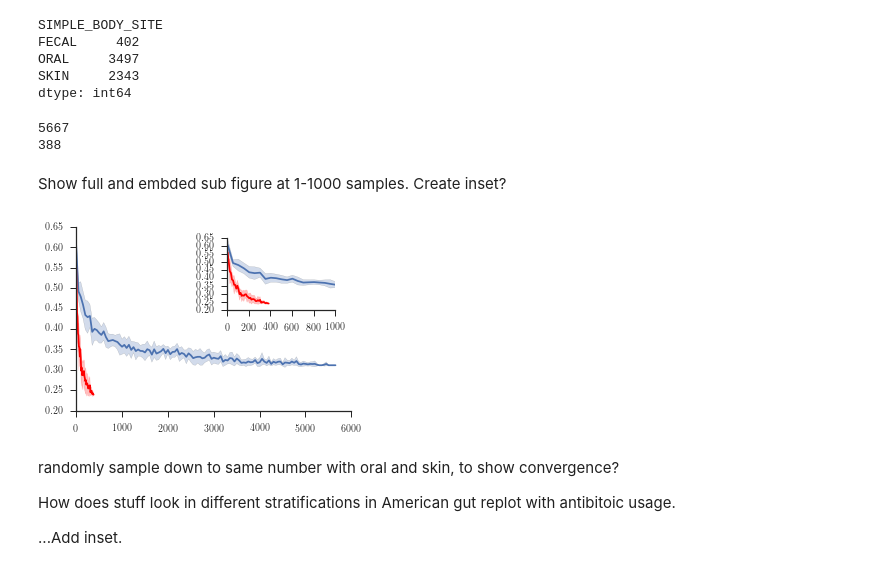
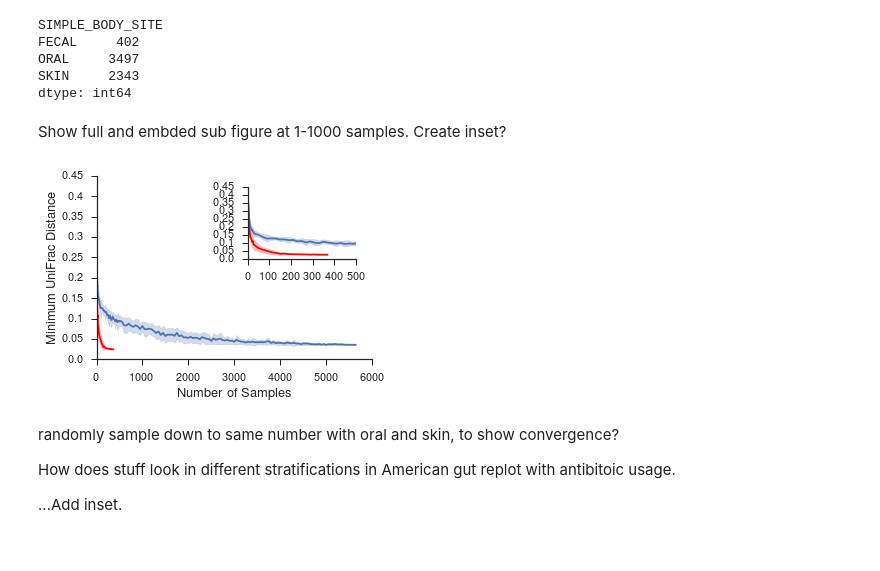
Before and after one commit to JWDebelius/American-Gut, a Jupyter notebook: ipynb/diversity-analysis/Beta_diversity_comparison.ipynb, the cells around one changed output. Drawn from its saved outputs; the diff is of its cells as text; code cells hidden in the pictures.

```diff
--- a/ipynb/diversity-analysis/Beta_diversity_comparison.ipynb
+++ b/ipynb/diversity-analysis/Beta_diversity_comparison.ipynb
@@ -23,7 +25,7 @@ rcParams['font.family'] = 'sans-serif'
 rcParams['font.sans-serif'] = ['Helvetica', 'Arial']
 rcParams['text.usetex'] = True
 # %%
-beta_fp = agu.get_existing_path(agenv.paths['beta']['100nt']['1k']['ag-pgp-hmp-gg-unifrac'])
+beta_fp = agu.get_existing_path(agenv.paths['beta']['100nt']['1k']['ag-pgp-hmp-gg-wunifrac'])
 
 agp_map_fp = agu.get_existing_path(agenv.paths['meta']['ag-cleaned-md'])
 hmp_map_fp = agu.get_existing_path(agenv.paths['meta']['hmp-cleaned-md'])
@@ -38,6 +48,6 @@ hmp_map.set_index('#SampleID', inplace=True)
 # %%
-agp_ids = set(agp_map.loc[agp_map.SIMPLE_BODY_SITE == 'FECAL'].index).intersection(set(all_dm.ids))
-hmp_ids = set(hmp_map.loc[hmp_map.SIMPLE_BODY_SITE == 'FECAL'].index).intersection(set(all_dm.ids))
+agp_ids = set(agp_map.SIMPLE_BODY_SITE.dropna().index).intersection(set(all_dm.ids))
+hmp_ids = set(hmp_map.SIMPLE_BODY_SITE.dropna().index).intersection(set(all_dm.ids))
 # %%
 hmp_map.groupby('SIMPLE_BODY_SITE').count().max(1)
 # %% [output]
@@ -50,7 +60,7 @@ dtype: int64
 agp = copy.copy(all_dm).filter(agp_ids)
 hmp = copy.copy(all_dm).filter(hmp_ids)
 # %%
-iterations = 10
+iterations = 25
 # %%
 results = {}
 for name, dm in zip(*(['AGP', 'HMP'], [agp, hmp])):
@@ -66,7 +76,7 @@ for name, dm in zip(*(['AGP', 'HMP'], [agp, hmp])):
                             np.arange(30, 500, 20),
                             np.arange(500, num_possible, 50)))
 
-    min_dist = np.zeros((num_iter, len(depths)))
+    min_dist = np.zeros((iterations, len(depths)))
 
     for idx, iteration in enumerate(range(iterations)):
         for idy, depth in enumerate(depths):
@@ -75,9 +85,6 @@ for name, dm in zip(*(['AGP', 'HMP'], [agp, hmp])):
             min_dist[idx, idy] = np.min(dists)
 
     results[name] = min_dist
-# %% [output]
-5667
-388
 # %% [markdown]
 Show full and embded sub figure at 1-1000 samples.
 Create inset?
@@ -87,54 +94,66 @@ ax2 = plt.axes((0.6, 0.6, 0.25, 0.25))
 # ax2 = plt.subplot(3, 3, 3)
 
 
-ax1.fill_between(np.arange(5, 5667, 50),
+ax1.fill_between(np.hstack((np.arange(3, 30, 3),
+                            np.arange(30, 500, 20),
+                            np.arange(500, 5667, 50))),
                  results['AGP'].mean(0) - results['AGP'].std(0),
                  results['AGP'].mean(0) + results['AGP'].std(0),
                  alpha=0.25,
                  )
-ax1.fill_between(np.arange(5, 388, 10),
+ax1.fill_between(np.hstack((np.arange(3, 30, 3), np.arange(30, num_possible, 20))),
                  results['HMP'].mean(0) - results['HMP'].std(0),
                  results['HMP'].mean(0) + results['HMP'].std(0),
                  alpha=0.25,
                  color = 'r',
                  )
-ax2.fill_between(np.arange(5, 5667, 50),
+ax2.fill_between(np.hstack((np.arange(3, 30, 3),
+                            np.arange(30, 500, 20),
+                            np.arange(500, 5667, 50))),
                  results['AGP'].mean(0) - results['AGP'].std(0),
                  results['AGP'].mean(0) + results['AGP'].std(0),
                  alpha=0.25,
                  )
-ax2.fill_between(np.arange(5, 388, 10),
+ax2.fill_between(np.hstack((np.arange(3, 30, 3), np.arange(30, num_possible, 20))),
                  results['HMP'].mean(0) - results['HMP'].std(0),
                  results['HMP'].mean(0) + results['HMP'].std(0),
                  alpha=0.25,
                  color = 'r',
                  )
-ax1.plot(np.arange(5, 5667, 50),
+ax1.plot(np.hstack((np.arange(3, 30, 3),
+                    np.arange(30, 500, 20),
+                    np.arange(500, 5667, 50))),
           results['AGP'].mean(0))
-ax1.plot(np.arange(5, 388, 10),
+ax1.plot(np.hstack((np.arange(3, 30, 3), np.arange(30, num_possible, 20))),
          results['HMP'].mean(0),
          color='r',
          )
-ax2.plot(np.arange(5, 5667, 50),
+ax2.plot(np.hstack((np.arange(3, 30, 3),
+                    np.arange(30, 500, 20),
+                    np.arange(500, 5667, 50))),
          results['AGP'].mean(0))
-ax2.plot(np.arange(5, 388, 10),
+ax2.plot(np.hstack((np.arange(3, 30, 3), np.arange(30, num_possible, 20))),
          results['HMP'].mean(0),
          color='r',
          )
 
-ax2.set_xlim([0, 1000])
+ax2.set_xlim([0, 500])
 
 sn.despine()
 
+ax1.set_xticklabels(map(int, ax1.get_xticks()), size=11)
+ax2.set_xticklabels(map(int, ax2.get_xticks()), size=11)
+ax1.set_yticklabels(ax1.get_yticks(), size=11)
+ax2.set_yticklabels(ax2.get_yticks(), size=11)
 
+ax1.set_xlabel('Number of Samples', size=13)
+ax1.set_ylabel('Minimum UniFrac Distance', size=13)
 
-#                  'o'
-#                  results['AGP'].mean(0) + results['AGP'].std(0),
-#                  alpha=0.25,
-#                  )
-# plt.plot(depths, min_dist.mean(0))
+fig = plt.gcf()
+
+fig.savefig('/Users/jdebelius/Desktop/weighted_compare.pdf')
 # %% [output]
-[figure, old version]
+[figure, new version]
 # %% [markdown]
 randomly sample down to same number with oral and skin, to show convergence?
 
```
Also changed, not shown: parts of 3 cells of this notebook, 13 other files.
